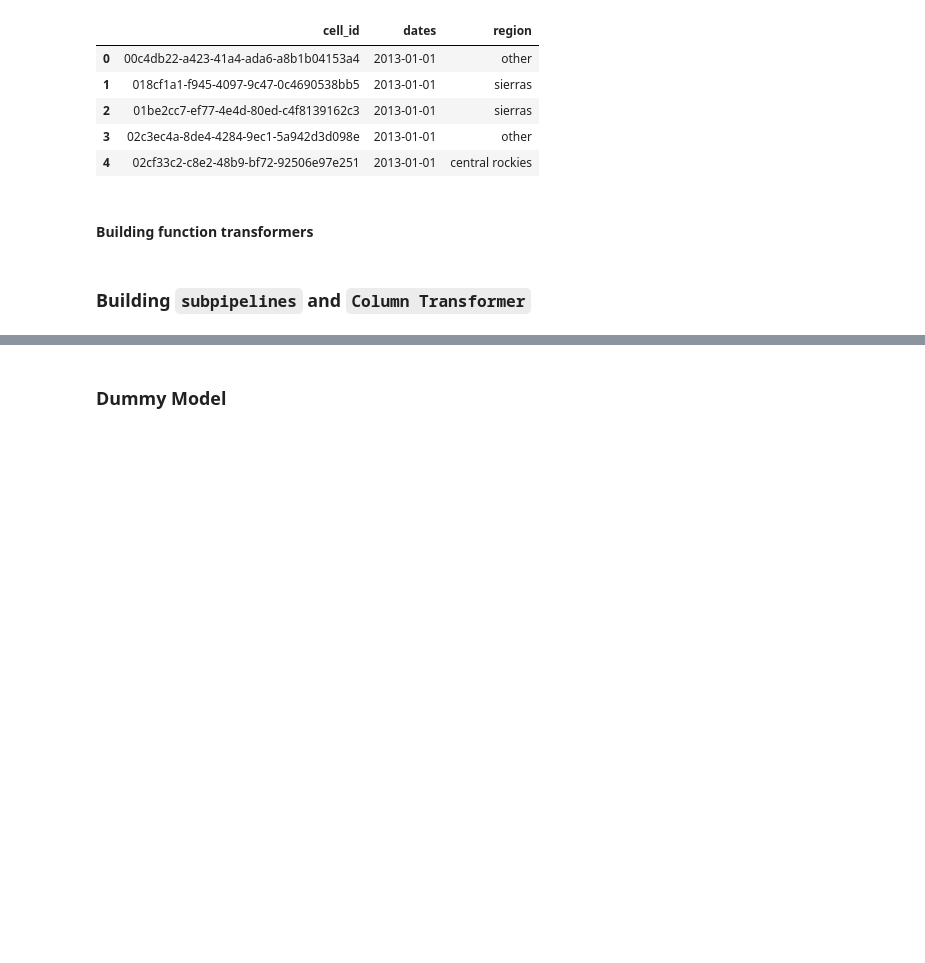
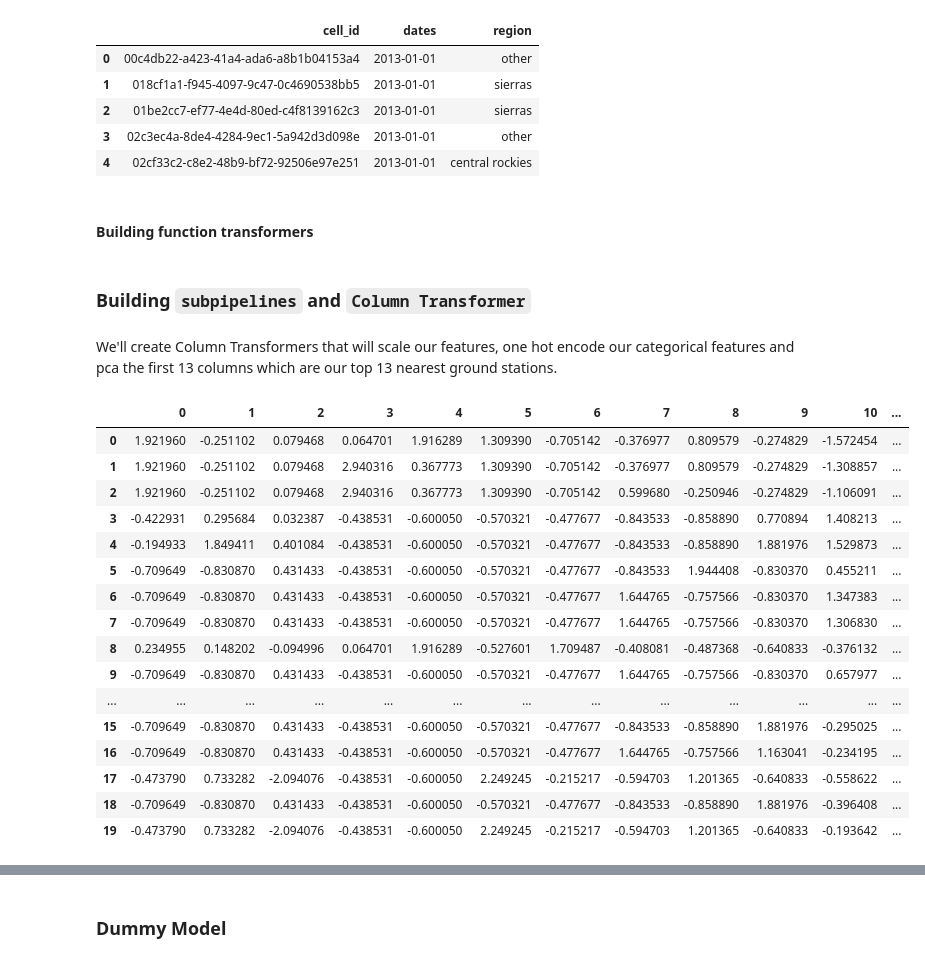
Before and after one commit to hanis-z/Snow-water-equivalent, a Jupyter notebook: src/Modeling.ipynb, the cells around one changed output, grey strips where cells are left out. Drawn from its saved outputs; the diff is of its cells as text; code cells hidden in the pictures; blank space fills up the shorter version.

```diff
--- a/src/Modeling.ipynb
+++ b/src/Modeling.ipynb
@@ -261,4 +262,6 @@ GrabNumeric = FunctionTransformer(grab_numeric)
 GrabObject = FunctionTransformer(grab_object)
 # %% [markdown]
 ### Building `subpipelines` and `Column Transformer`
+# %% [markdown]
+We'll create Column Transformers that will scale our features, one hot encode our categorical features and pca the first 13 columns which are our top 13 nearest ground stations.
 # %%
@@ -297,0 +299,22 @@ ct_imputed = ColumnTransformer(transformers = [
+# %%
+ct_test_df = pd.DataFrame(ct_all.fit_transform(X_train.head(20)))
+ct_test_final_df = pd.DataFrame(ct_pca.fit_transform(ct_test_df))
+ct_test_final_df
+# %% [output]
+|  | 0 | 1 | 2 | 3 | 4 | 5 | 6 | 7 | 8 | 9 | 10 | ... |
+| 0 | 1.921960 | -0.251102 | 0.079468 | 0.064701 | 1.916289 | 1.309390 | -0.705142 | -0.376977 | 0.809579 | -0.274829 | -1.572454 | ... |
+| 1 | 1.921960 | -0.251102 | 0.079468 | 2.940316 | 0.367773 | 1.309390 | -0.705142 | -0.376977 | 0.809579 | -0.274829 | -1.308857 | ... |
+| 2 | 1.921960 | -0.251102 | 0.079468 | 2.940316 | 0.367773 | 1.309390 | -0.705142 | 0.599680 | -0.250946 | -0.274829 | -1.106091 | ... |
+| 3 | -0.422931 | 0.295684 | 0.032387 | -0.438531 | -0.600050 | -0.570321 | -0.477677 | -0.843533 | -0.858890 | 0.770894 | 1.408213 | ... |
+| 4 | -0.194933 | 1.849411 | 0.401084 | -0.438531 | -0.600050 | -0.570321 | -0.477677 | -0.843533 | -0.858890 | 1.881976 | 1.529873 | ... |
+| 5 | -0.709649 | -0.830870 | 0.431433 | -0.438531 | -0.600050 | -0.570321 | -0.477677 | -0.843533 | 1.944408 | -0.830370 | 0.455211 | ... |
+| 6 | -0.709649 | -0.830870 | 0.431433 | -0.438531 | -0.600050 | -0.570321 | -0.477677 | 1.644765 | -0.757566 | -0.830370 | 1.347383 | ... |
+| 7 | -0.709649 | -0.830870 | 0.431433 | -0.438531 | -0.600050 | -0.570321 | -0.477677 | 1.644765 | -0.757566 | -0.830370 | 1.306830 | ... |
+| 8 | 0.234955 | 0.148202 | -0.094996 | 0.064701 | 1.916289 | -0.527601 | 1.709487 | -0.408081 | -0.487368 | -0.640833 | -0.376132 | ... |
+| 9 | -0.709649 | -0.830870 | 0.431433 | -0.438531 | -0.600050 | -0.570321 | -0.477677 | 1.644765 | -0.757566 | -0.830370 | 0.657977 | ... |
+| ... | ... | ... | ... | ... | ... | ... | ... | ... | ... | ... | ... | ... |
+| 15 | -0.709649 | -0.830870 | 0.431433 | -0.438531 | -0.600050 | -0.570321 | -0.477677 | -0.843533 | -0.858890 | 1.881976 | -0.295025 | ... |
+| 16 | -0.709649 | -0.830870 | 0.431433 | -0.438531 | -0.600050 | -0.570321 | -0.477677 | 1.644765 | -0.757566 | 1.163041 | -0.234195 | ... |
+| 17 | -0.473790 | 0.733282 | -2.094076 | -0.438531 | -0.600050 | 2.249245 | -0.215217 | -0.594703 | 1.201365 | -0.640833 | -0.558622 | ... |
+| 18 | -0.709649 | -0.830870 | 0.431433 | -0.438531 | -0.600050 | -0.570321 | -0.477677 | -0.843533 | -0.858890 | 1.881976 | -0.396408 | ... |
+| 19 | -0.473790 | 0.733282 | -2.094076 | -0.438531 | -0.600050 | 2.249245 | -0.215217 | -0.594703 | 1.201365 | -0.640833 | -0.193642 | ... |
```
Also changed, not shown: parts of 25 cells of this notebook.
